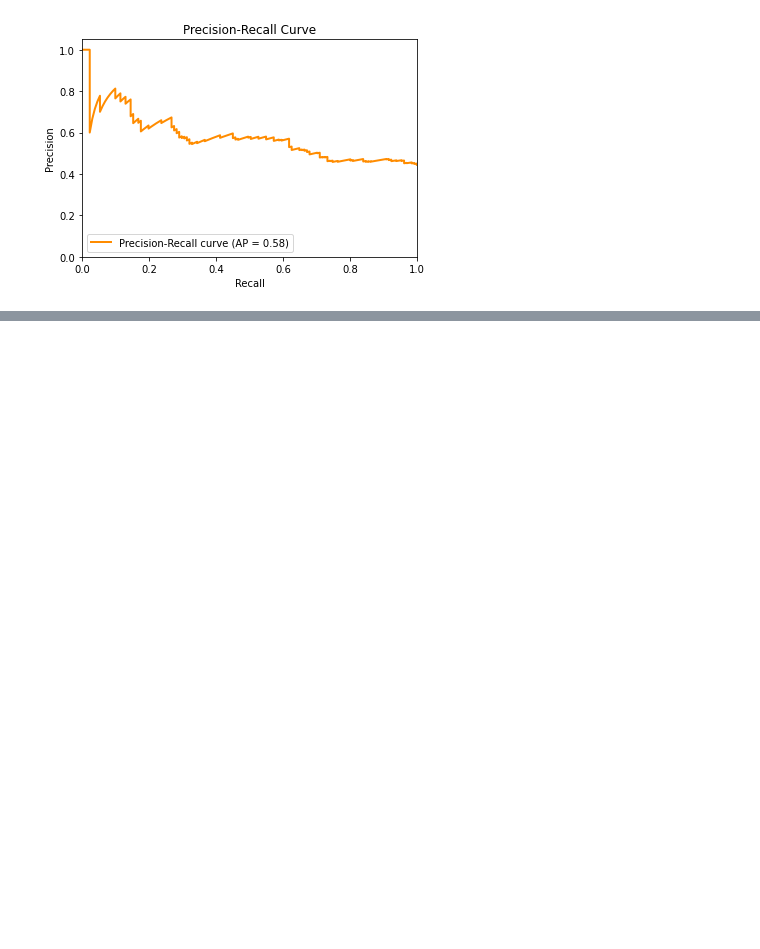
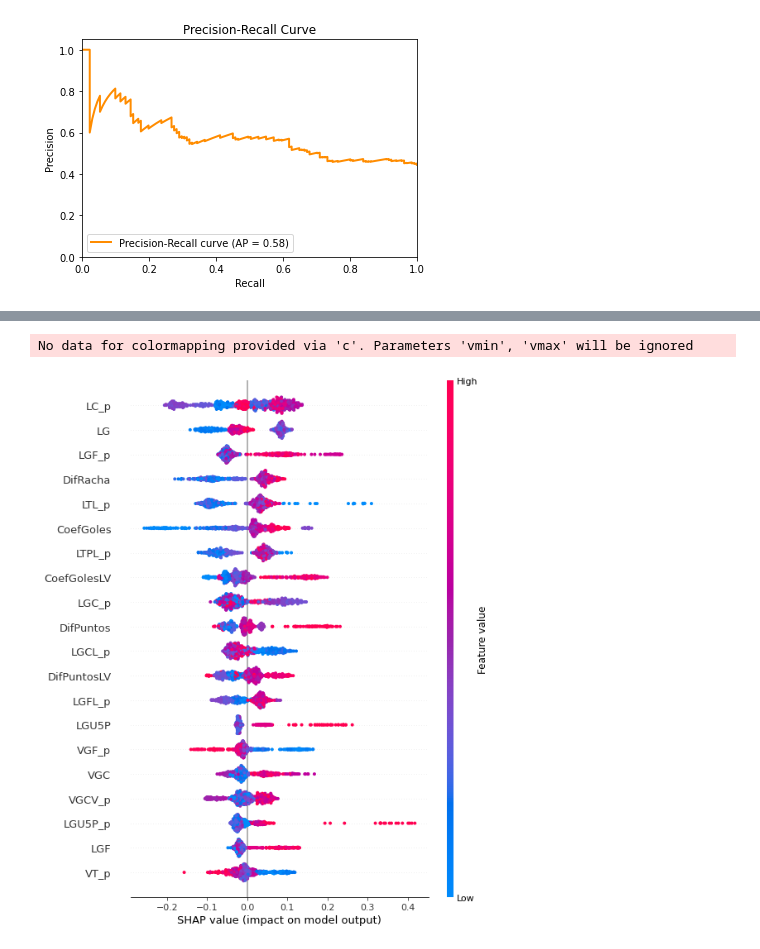
Before and after one commit to robertostl/Football-Prediction, a Jupyter notebook: MLModel.ipynb, the cells around one changed output, grey strips where cells are left out. Drawn from its saved outputs; the diff is of its cells as text; code cells hidden in the pictures; blank space fills up the shorter version.

```diff
--- a/MLModel.ipynb
+++ b/MLModel.ipynb
@@ -188,0 +213,15 @@ plt.show()
+# %%
+import shap
+#load JS vis in the notebook
+shap.initjs()
+
+#set the tree explainer as the model of the pipeline
+explainer = shap.TreeExplainer(model['classifier'])
+
+#apply the preprocessing to x_test
+observations = model['preprocessor'].transform(X_train)
+#get Shap values from preprocessed data
+shap_values = explainer.shap_values(observations)
+
+# Get the feature names
+feature_names = X_train.columns
@@ -188,0 +231,6 @@ plt.show()
+# %%
+#PLOTS
+shap.summary_plot(shap_values, observations, feature_names=feature_names)
+# %% [output]
+No data for colormapping provided via 'c'. Parameters 'vmin', 'vmax' will be ignored
+[figure, added]
```
Also changed, not shown: parts of 5 cells of this notebook.
